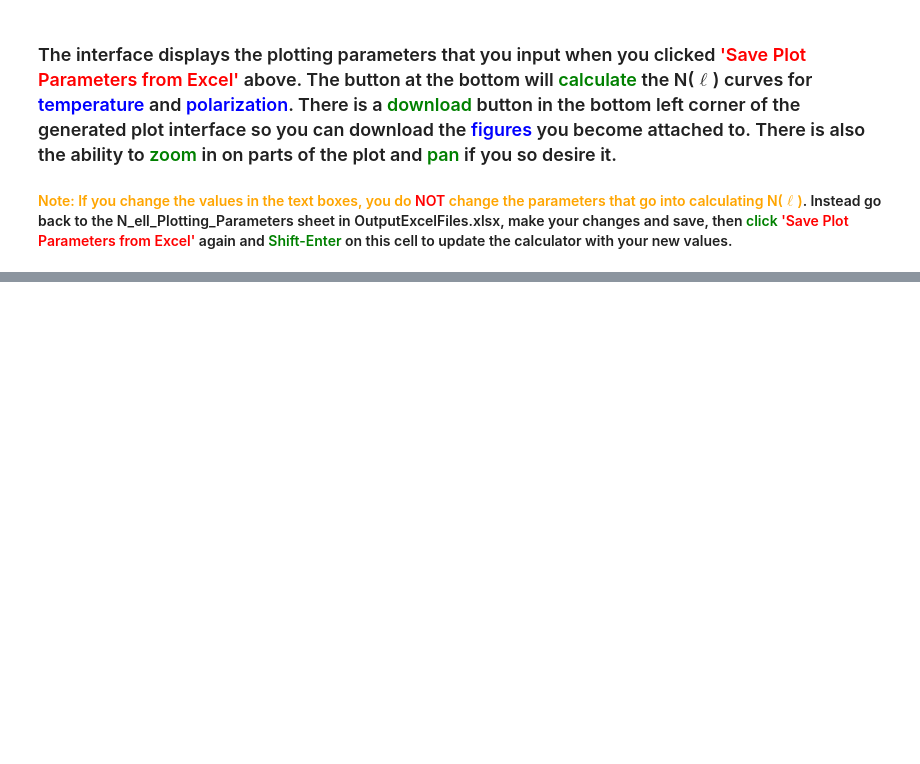
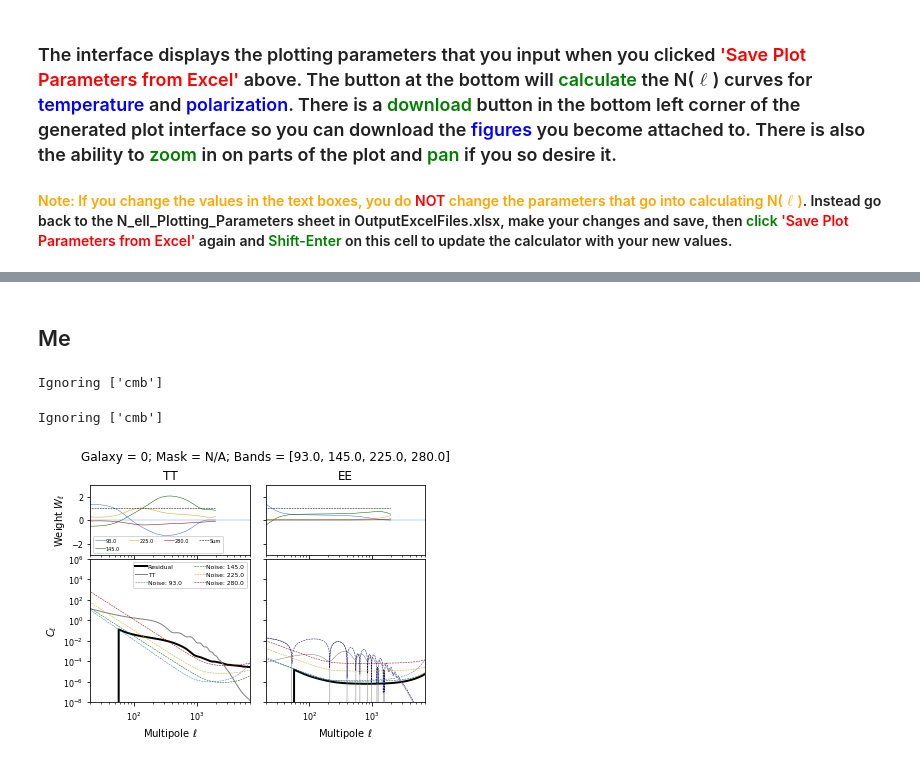
Before and after one commit to ahryciuk/CMBS4_Noise_Modeling, a Jupyter notebook: S4 Noise Modeling Interface.ipynb, the cells around one changed output, grey strips where cells are left out. Drawn from its saved outputs; the diff is of its cells as text; code cells hidden in the pictures; blank space fills up the shorter version.

```diff
--- a/S4 Noise Modeling Interface.ipynb
+++ b/S4 Noise Modeling Interface.ipynb
@@ -506,0 +886,50 @@ print(os.getcwd())
+# %% [markdown]
+## Me
+# %%
+#Need to pass Nl's to make dictionary, make bl dictionary, ell array
+from N_ell_calculator import package_beam_dic, package_nl_dic
+os.chdir(cwd + '/ilc_modules')
+import misc, ilc, flatsky, foregrounds as fg
+os.chdir(cwd)
+
+TParr = ['T','P']
+
+#Interface
+#params
+paramfile = 'params.ini'
+os.chdir(cwd + '/ilc_modules')
+import plot_cls
+from ConvertILC import convert_params_excel, append_params, calc_cls
+param_dict = misc.fn_get_param_dict(paramfile)
+os.chdir(cwd)
+
+#try:
+band_centers_me = plot_params_values[0]
+sensitivities_me = plot_params_values[17]
+beam_sizes_me = plot_params_values[1]
+ell_max = plot_params_values[9]
+nl_dic_me = {'T':N_ell_T_LA,'P':N_ell_P_LA}
+bl_dic_me = package_beam_dic(white_noise_levels_T=sensitivities_me,
+                          white_noise_levels_P=sensitivities_me,
+                          band_centers = band_centers_me,
+                         beam_sizes=beam_sizes_me,ellmax=ell_max)
+
+cl_dic_me, weights_dic_me, cl_residual_me = calc_cls(nl_dic_me, bl_dic_me, ell, band_centers_me, cwd)
+# %% [output]
+Ignoring ['cmb']
+# %%
+TParr = ['T','P']
+nl_dic = {'T':N_ell_T_LA,'P':N_ell_P_LA}
+for TP in TParr:
+    for freq1 in band_centers:
+        for freq2 in band_centers:
+            nl_dic[TP][(freq1,freq2)][ell<=param_dict['lmin']]=0.
+# %%
+band_centers = plot_params_values[0]
+sensitivities = plot_params_values[17]
+beam_sizes = plot_params_values[1]
+ell_max = plot_params_values[9]
+bl_dic = package_beam_dic(white_noise_levels_T=sensitivities,
+                          white_noise_levels_P=sensitivities,
+                          band_centers = band_centers,
+                         beam_sizes=beam_sizes,ellmax=ell_max)
@@ -506,0 +954,10 @@ print(os.getcwd())
+# %%
+
+cl_dic, weights_dic, cl_residual = calc_cls(nl_dic, bl_dic, ell, band_centers, cwd)
+%matplotlib inline
+
+
+plot_cls.plot_cls(param_dict,band_centers, ell, cwd,cl_residual,weights_dic,nl_dic)
+# %% [output]
+Ignoring ['cmb']
+[figure, added]
```
Also changed, not shown: parts of 43 cells of this notebook, 3 other files.
